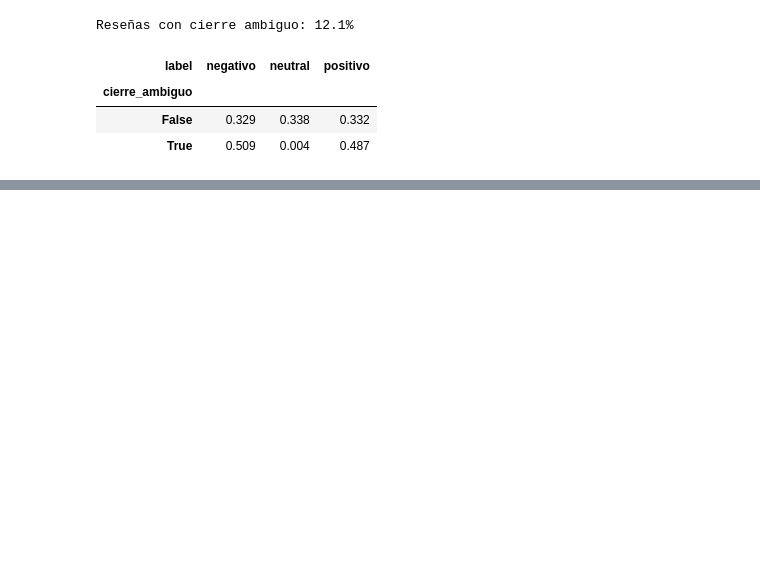
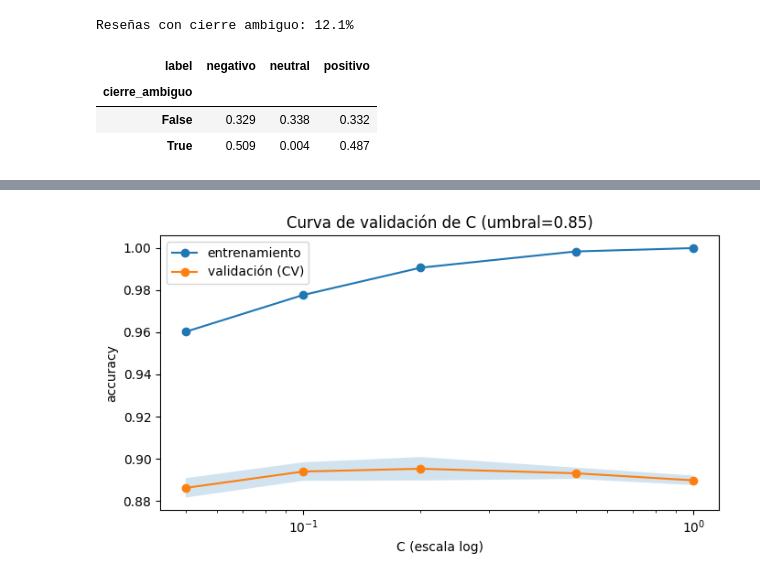
Before and after one commit to JuanSe8190/Proyecto1-Predictor-emociones, a Jupyter notebook: Proyecto Parte 1/Proyecto1.ipynb, the cells around one changed output, grey strips where cells are left out. Saved outputs shown, nothing was run; the diff lists cells and outputs as text; code cells hidden in the pictures; blank space fills up the shorter version.

```diff
--- a/Proyecto Parte 1/Proyecto1.ipynb
+++ b/Proyecto Parte 1/Proyecto1.ipynb
@@ -761,5 +363,0 @@ Se reentrena el mejor pipeline con **los 12,000 ejemplos de entrenamiento** y se
-# %%
-modelo_final = grid.best_estimator_
-modelo_final.fit(X_df, y)
-joblib.dump(modelo_final, 'modelo_final_parte1.joblib')
-print('Modelo guardado en modelo_final_parte1.joblib')
@@ -790,0 +532,28 @@ submission_estructural_svc.csv → {'positivo': 0.371, 'negativo': 0.354, 'neutr
+# %%
+from joblib import Parallel, delayed
+
+def busqueda(umbrales, Cs, X, y, **kw):
+    # Búsqueda en malla umbral x C con CV de 5 folds. Devuelve una tabla tipo cv_results_.
+    def un_fold(u, tr, te):
+        prep = Pipeline(construir_modelo(umbral=u, **kw).steps[:-1])   # todo menos el clasificador
+        Xtr = prep.fit_transform(X.iloc[tr], y.iloc[tr]); Xte = prep.transform(X.iloc[te])
+        filas = []
+        for C in Cs:
+            m = LinearSVC(C=C).fit(Xtr, y.iloc[tr])
+            filas.append({'umbral': u, 'C': C, 'train': accuracy_score(y.iloc[tr], m.predict(Xtr)),
+                          'test': accuracy_score(y.iloc[te], m.predict(Xte))})
+        return filas
+    out = Parallel(n_jobs=-1)(delayed(un_fold)(u, tr, te) for u in umbrales for tr, te in cv.split(X, y))
+    df = pd.DataFrame([f for fs in out for f in fs])
+    res = df.groupby(['umbral', 'C']).agg(mean_train_score=('train', 'mean'), mean_test_score=('test', 'mean'),
+                                          std_test_score=('test', 'std')).reset_index()
+    return res.sort_values('mean_test_score', ascending=False).reset_index(drop=True)
+
+res_grid = busqueda([0.8, 0.85, 0.9], [0.05, 0.1, 0.2, 0.5, 1.0], X_df, y, seg='v1', polaridad=False)
+display(res_grid.round(4).head(8))
+mejor4 = res_grid.iloc[0]
+u_best, C4 = float(mejor4['umbral']), float(mejor4['C'])
+print(f'Mejores parámetros: umbral={u_best}, C={C4} | accuracy CV: {mejor4["mean_test_score"]:.4f}')
+modelo_it4 = construir_modelo(umbral=u_best, C=C4, seg='v1', polaridad=False)
+resultados.append({'iteracion': 4, 'modelo': f'It.4  Estructural ajustado (umbral={u_best}, C={C4})',
+                   'acc_media': mejor4['mean_test_score'], 'acc_std': mejor4['std_test_score'], 'segundos': None})
@@ -790,0 +571,12 @@ submission_estructural_svc.csv → {'positivo': 0.371, 'negativo': 0.354, 'neutr
+# %%
+u = u_best
+curva = res_grid[res_grid['umbral'] == u].sort_values('C')
+Cs = curva['C'].astype(float)
+fig, ax = plt.subplots(figsize=(7, 4))
+ax.semilogx(Cs, curva['mean_train_score'], 'o-', label='entrenamiento')
+ax.semilogx(Cs, curva['mean_test_score'], 'o-', label='validación (CV)')
+ax.fill_between(Cs, curva['mean_test_score'] - curva['std_test_score'], curva['mean_test_score'] + curva['std_test_score'], alpha=0.2)
+ax.set(xlabel='C (escala log)', ylabel='accuracy', title=f'Curva de validación de C (umbral={u})')
+ax.legend(); plt.tight_layout(); plt.show()
+# %% [output]
+[figure, added]
```
Also changed, not shown: parts of 105 cells of this notebook, 6 other files.
